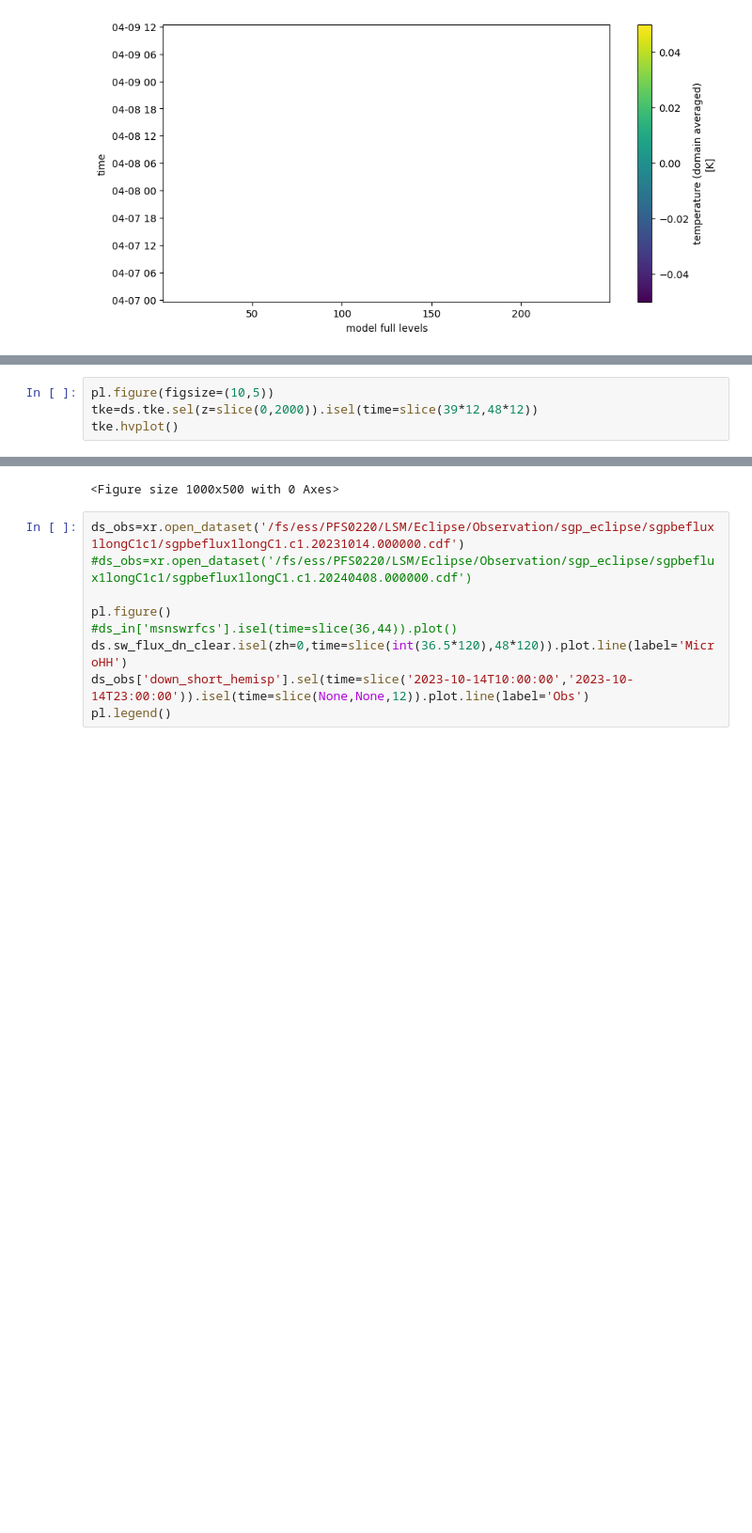
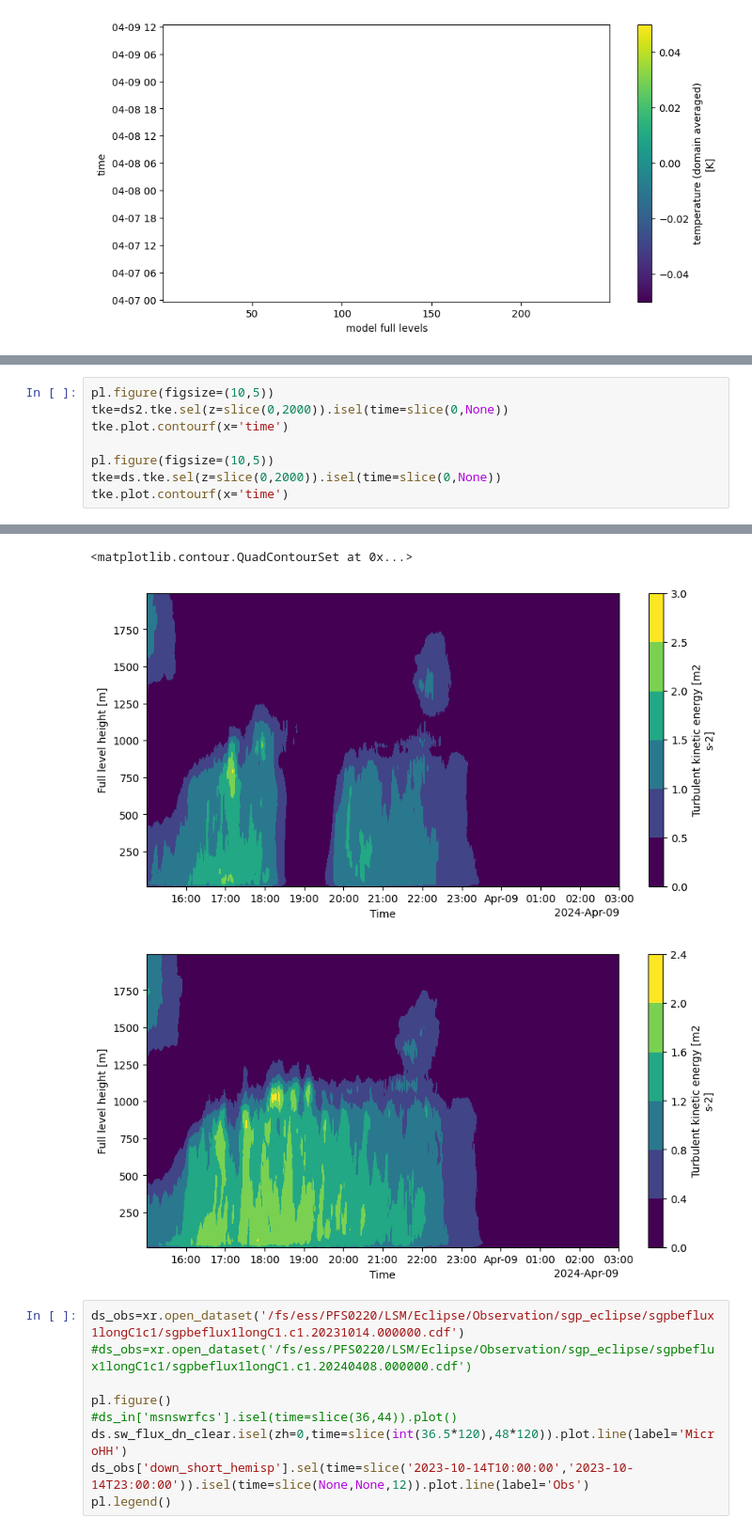
Before and after one commit to girishnigamanth/python_files, a Jupyter notebook: LSM/eclipse.ipynb, the cells around one changed output, grey strips where cells are left out. Shown at 94% size. Drawn from its saved outputs; the diff is of its cells as text; blank space fills up the shorter version.

```diff
--- a/LSM/eclipse.ipynb
+++ b/LSM/eclipse.ipynb
@@ -142,5 +146,9 @@ ds2.qlqi.isel(time=slice(0,60*120)).plot.contourf(x='time')
 # %%
 pl.figure(figsize=(10,5))
-tke=ds.tke.sel(z=slice(0,2000)).isel(time=slice(39*12,48*12))
-tke.hvplot()
+tke=ds2.tke.sel(z=slice(0,2000)).isel(time=slice(0,None))
+tke.plot.contourf(x='time')
+
+pl.figure(figsize=(10,5))
+tke=ds.tke.sel(z=slice(0,2000)).isel(time=slice(0,None))
+tke.plot.contourf(x='time')
 # %% [output]
@@ -148,4 +155,6 @@ tke.hvplot()
-<Figure size 1000x500 with 0 Axes>
+<matplotlib.contour.QuadContourSet at 0x...>
+[figure, added]
+[figure, added]
 # %%
 ds_obs=xr.open_dataset('/fs/ess/PFS0220/LSM/Eclipse/Observation/sgp_eclipse/sgpbeflux1longC1c1/sgpbeflux1longC1.c1.20231014.000000.cdf')
 #ds_obs=xr.open_dataset('/fs/ess/PFS0220/LSM/Eclipse/Observation/sgp_eclipse/sgpbeflux1longC1c1/sgpbeflux1longC1.c1.20240408.000000.cdf')
```
Also changed, not shown: parts of 4 cells of this notebook, 3 other files.
